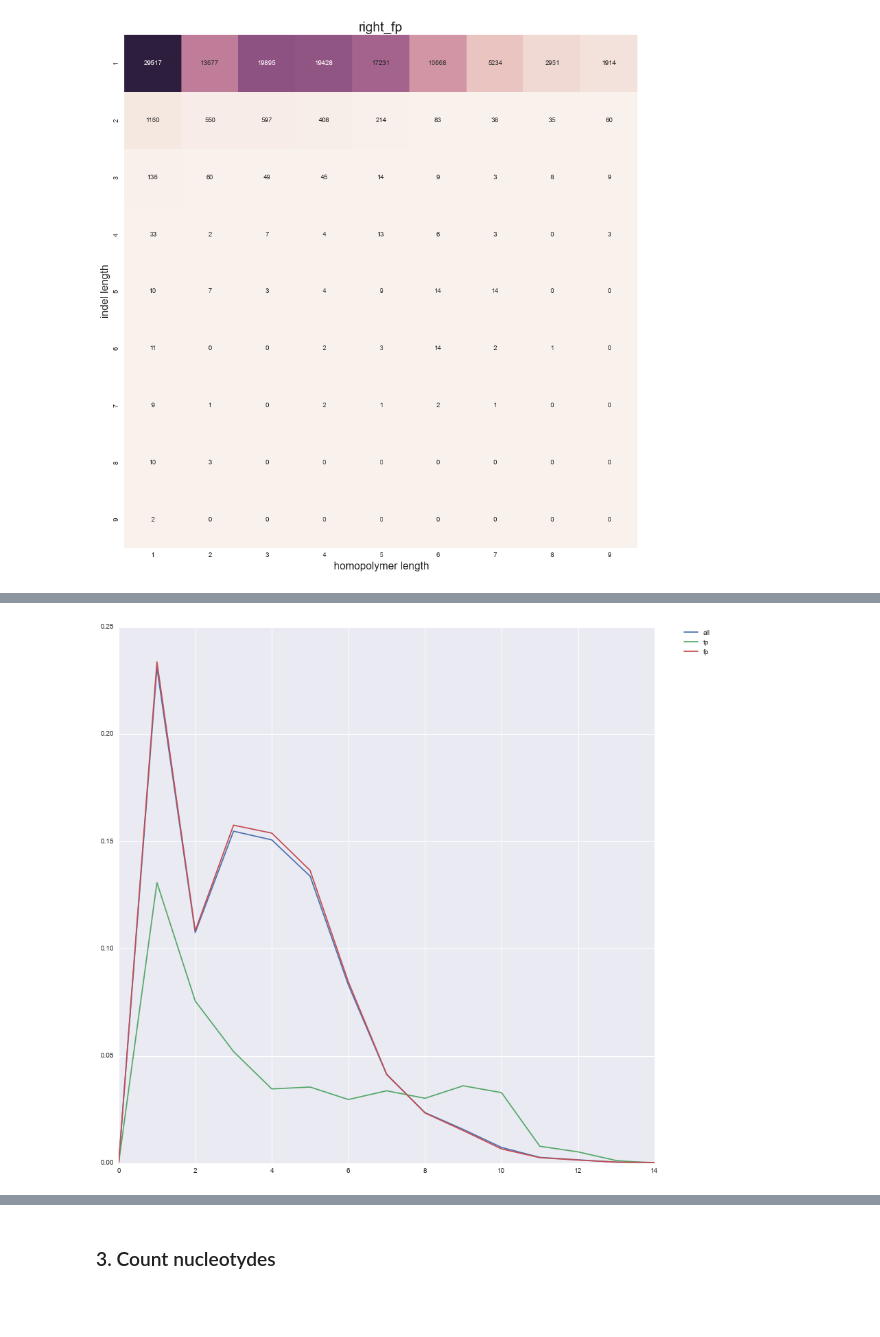
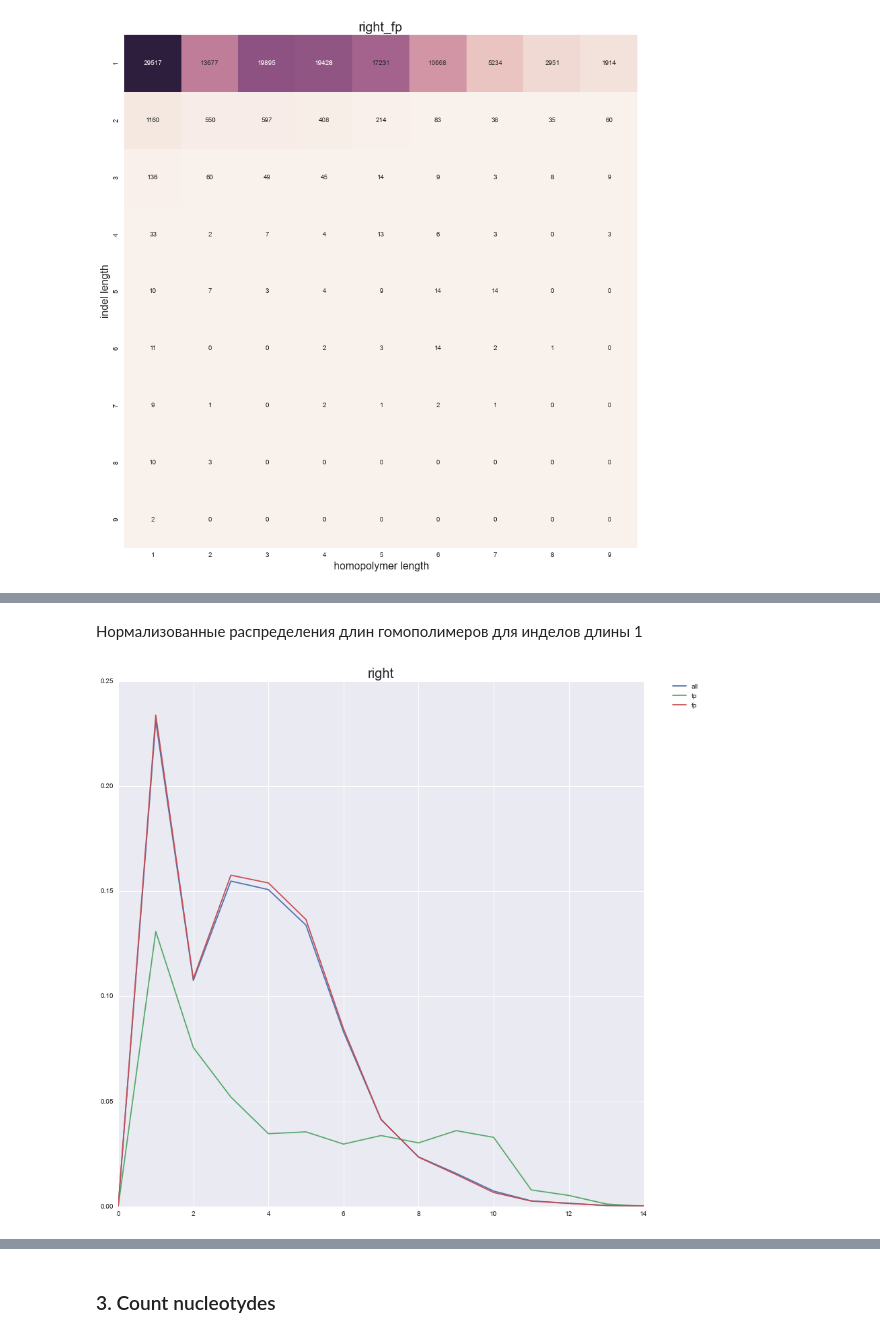
Before and after one commit to AlexanderGri/Graduate-work, a Jupyter notebook: Feature analysis.ipynb, the cells around one changed output, grey strips where cells are left out. Drawn from its saved outputs; the diff is of its cells as text; code cells hidden in the pictures; blank space fills up the shorter version.

```diff
--- a/Feature analysis.ipynb
+++ b/Feature analysis.ipynb
@@ -290,4 +291,0 @@ sns.distplot(quals_tp)
-# %%
-plt.figure(figsize=(14,14))
-sns.set(color_codes=True)
-sns.distplot(quals_fp)
@@ -331,12 +312,15 @@ plt.show()
+# %% [markdown]
+Нормализованные распределения длин гомополимеров для инделов длины 1
 # %%
 plt.figure(figsize=(14,14))
 (df_right/df_right.sum().sum()).T[1][:15].plot(label=u"all")
 (df_right_tp/df_right_tp.sum().sum()).T[1][:15].plot(label=u"tp")
 (df_right_fp/df_right_fp.sum().sum()).T[1][:15].plot(label=u"fp")
 plt.legend(bbox_to_anchor=(1.05, 1), loc=2, borderaxespad=0.)
+plt.title('right',fontsize=20)
 plt.show()
 # %% [output]
-[figure, old version]
+[figure, new version]
 # %%
 plt.figure(figsize=(14,14))
 (df_left/df_left.sum().sum()).T[1][:8].plot(label=u"all")
```
Also changed, not shown: parts of 5 cells of this notebook.
